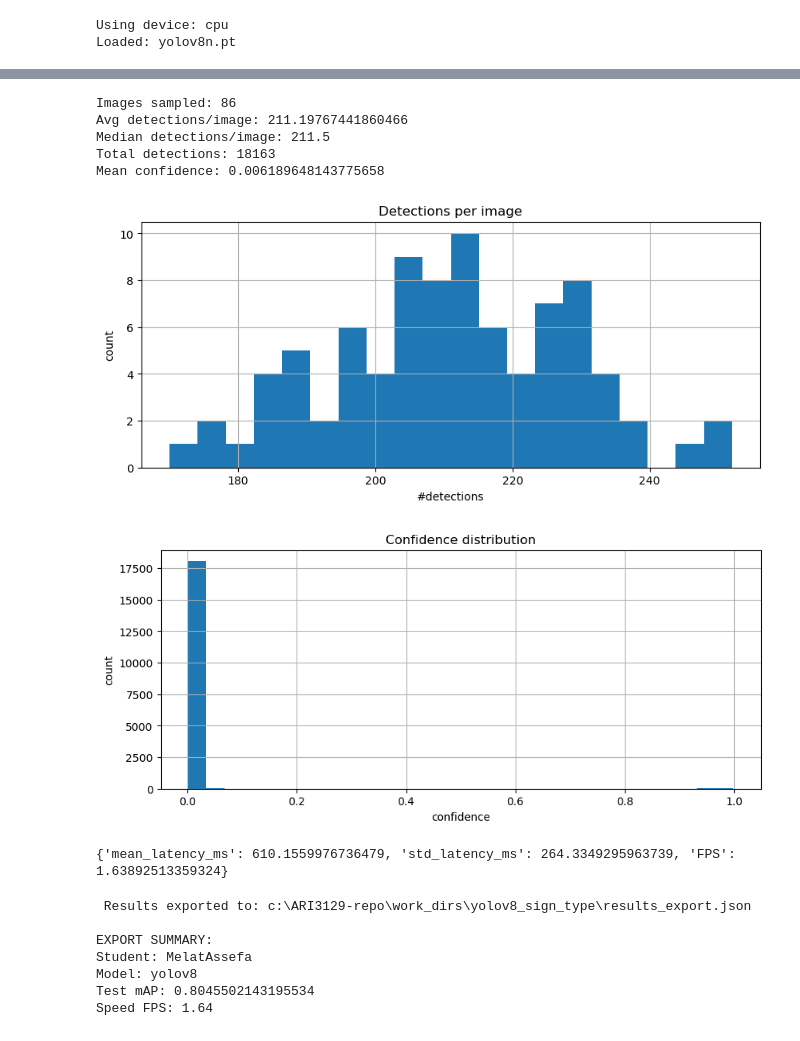
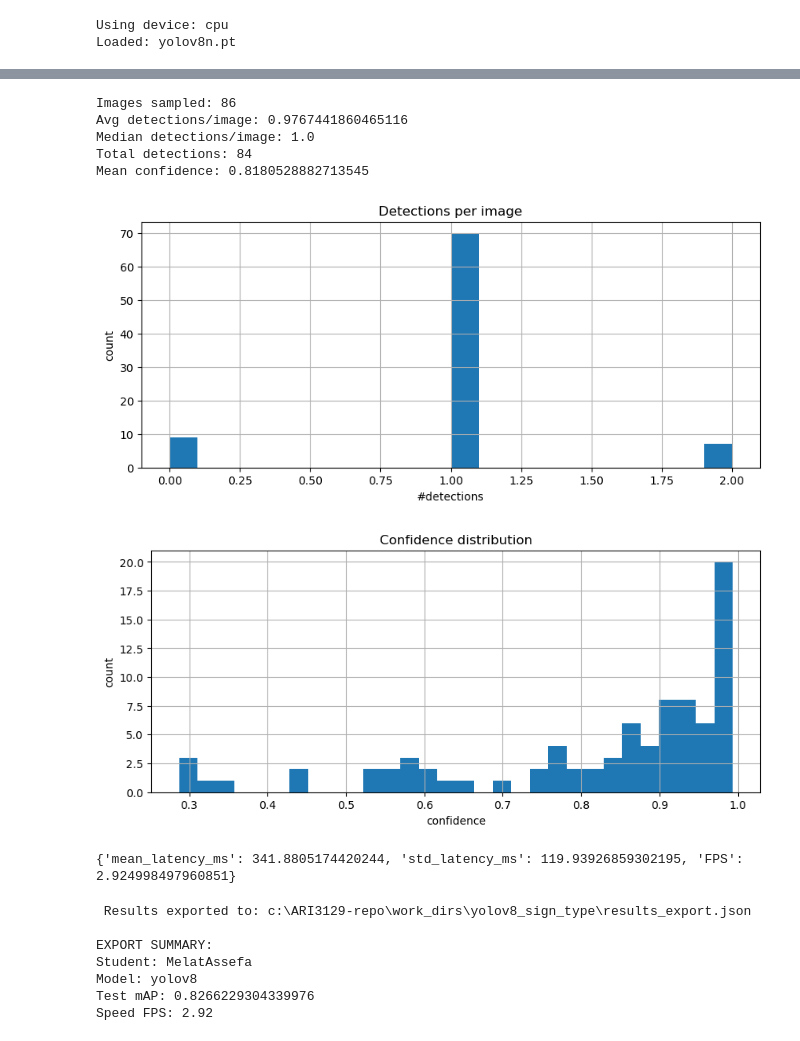
Before and after one commit to bentaliana/ARI3129, a Jupyter notebook: 2a_YOLOv8_MelatAssefa.ipynb, the cells around one changed output, grey strips where cells are left out. Cells and saved outputs as stored; diff of their text form; code cells hidden in the pictures.

```diff
--- a/2a_YOLOv8_MelatAssefa.ipynb
+++ b/2a_YOLOv8_MelatAssefa.ipynb
@@ -10,10 +10,10 @@
 SEED = 3129
 NUM_CLASSES = 6
 
-EPOCHS = 8
-BATCH_SIZE = 8
-IMAGE_SIZE = 640
-LEARNING_RATE = 0.01
+EPOCHS = 15
+BATCH_SIZE = 16
+IMAGE_SIZE = 416
+LEARNING_RATE = 0.001
 
 HSV_H = 0.015
 HSV_S = 0.7
@@ -353,6 +356,7 @@ Loaded: yolov8n.pt
 train_results = model.train(
     data=str(Path(DATA_YAML)),
     epochs=EPOCHS,
+    patience=3,
     imgsz=IMAGE_SIZE,
     batch=BATCH_SIZE,
     lr0=LEARNING_RATE,
@@ -363,15 +367,15 @@ train_results = model.train(
     name="yolov8_sign_type",
     exist_ok=True,
 
-    mosaic=0.0,
+    mosaic=0.5,
     mixup=0.0,
     copy_paste=0.0,
     degrees=0.0,
-    translate=0.0,
-    scale=0.0,
+    translate=0.1,
+    scale=0.5,
     shear=0.0,
     perspective=0.0,
-    fliplr=0.0,
+    fliplr=0.5,
     flipud=0.0,
 
     hsv_h=0.015,
@@ -505,7 +509,7 @@ subset = random.sample(test_imgs, k=sample_n)
 all_num_det = []
 all_conf = []
 
-preds = model.predict([str(p) for p in subset], imgsz=IMAGE_SIZE, conf=0.001, device=device, verbose=False)
+preds = model.predict([str(p) for p in subset], imgsz=IMAGE_SIZE, conf=0.25, device=device, verbose=False)
 
 for r in preds:
     boxes = r.boxes
@@ -513,39 +517,39 @@ for r in preds:
         all_num_det.append(0)
         continue
     all_num_det.append(len(boxes))
     confs = boxes.conf.detach().cpu().numpy()
     all_conf.extend(confs.tolist())
 
 print("Images sampled:", sample_n)
 print("Avg detections/image:", np.mean(all_num_det))
 print("Median detections/image:", np.median(all_num_det))
 print("Total detections:", len(all_conf))
 print("Mean confidence:", np.mean(all_conf) if len(all_conf) else None)
 
 plt.figure(figsize=(10,4))
 plt.hist(all_num_det, bins=20)
 plt.title("Detections per image")
 plt.xlabel("#detections")
 plt.ylabel("count")
 plt.grid(True)
 plt.show()
 
 if len(all_conf):
     plt.figure(figsize=(10,4))
     plt.hist(all_conf, bins=30)
     plt.title("Confidence distribution")
     plt.xlabel("confidence")
     plt.ylabel("count")
     plt.grid(True)
     plt.show()
 # %% [output]
 Images sampled: 86
-Avg detections/image: 211.19767441860466
-Median detections/image: 211.5
-Total detections: 18163
-Mean confidence: 0.006189648143775658
+Avg detections/image: 0.9767441860465116
+Median detections/image: 1.0
+Total detections: 84
+Mean confidence: 0.8180528882713545
-[figure, old version]
+[figure, new version]
-[figure, old version]
+[figure, new version]
 # %%
 import time
 import numpy as np
@@ -575,7 +579,7 @@ speed_results = {
 
 print(speed_results)
 # %% [output]
-{'mean_latency_ms': 610.1559976736479, 'std_latency_ms': 264.3349295963739, 'FPS': 1.63892513359324}
+{'mean_latency_ms': 341.8805174420244, 'std_latency_ms': 119.93926859302195, 'FPS': 2.924998497960851}
 # %%
 import json
 import os
@@ -673,5 +677,5 @@ print("Speed FPS:", results_export["speed"].get("FPS"))
 EXPORT SUMMARY:
 Student: MelatAssefa
 Model: yolov8
-Test mAP: 0.8045502143195534
-Speed FPS: 1.64
+Test mAP: 0.8266229304339976
+Speed FPS: 2.92
```
Also changed, not shown: parts of 5 cells of this notebook, 31 other files.
